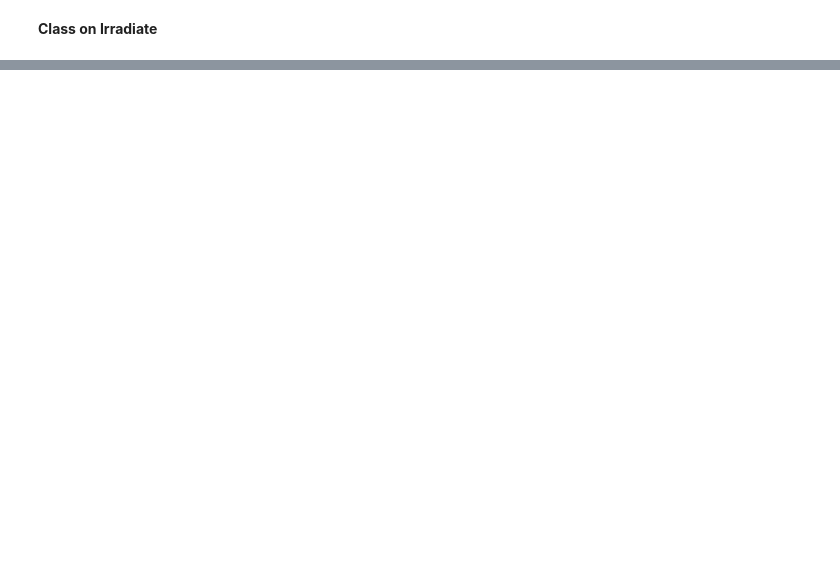
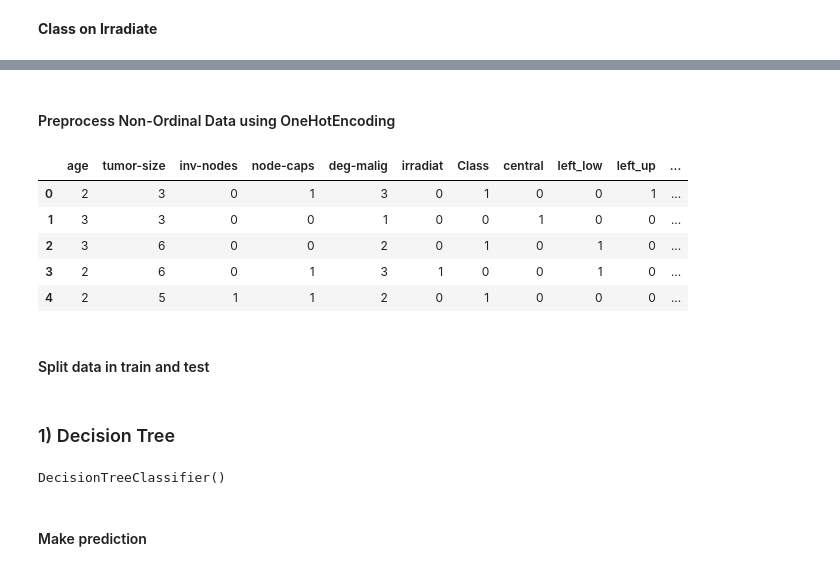
Before and after one commit to diogofbraga/MachineLearningAssignments, a Jupyter notebook: BreastCancer/BreastCancer.ipynb, the cells around one changed output, grey strips where cells are left out. Drawn from its saved outputs; the diff is of its cells as text; code cells hidden in the pictures; blank space fills up the shorter version.

Commit message:
BreastCancer | Data Processing

```diff
--- a/BreastCancer/BreastCancer.ipynb
+++ b/BreastCancer/BreastCancer.ipynb
@@ -138,0 +241,6 @@ plt.show()
+# %%
+data = pd.read_csv('breast-cancer.csv')
+for column in data:
+    data[column] = data[column].map(lambda x: x.lstrip("'").rstrip("'"))
+data.replace("?", np.nan, inplace = True)
+#face with missing values ?
@@ -138,0 +252,4 @@ plt.show()
+# %%
+#Encode the Class feature to be a binary one
+data['Class'][data.Class == 'recurrence-events'] = 1
+data['Class'][data.Class == 'no-recurrence-events'] = 0
@@ -138,0 +263,12 @@ plt.show()
+# %%
+#replace binary data
+data = data.replace(to_replace=['no', 'yes'], value=['0', '1'])
+
+#preprocess the ordinal data (hierarchy)
+data["age"] = data["age"].map({'20-29':0, '30-39':1, '40-49':2, '50-59':3, '60-69':4, '70-79':5 })
+
+data["inv-nodes"] = data["inv-nodes"].map({'0-2':0, '3-5':1, '6-8':2, '9-11':3, '12-14':4, '15-17':5,'24-26':7})
+
+data["tumor-size"] = data["tumor-size"].map({'0-4':0, '5-9':1, '10-14':2, '15-19':3, '20-24':4, '25-29':5, '30-34':5, '35-39':6, '40-44':7,
+        '45-49':8, '50-54':9 })
+data.head()
@@ -138,0 +282,20 @@ plt.show()
+# %% [markdown]
+#### Preprocess Non-Ordinal Data using OneHotEncoding
+# %%
+#processing label with no hierarchy
+nominal = ["breast-quad", "breast", "menopause"]
+for i in nominal:
+    one_hot = pd.get_dummies(data[i])
+    data = data.drop(i,axis = 1)
+    data = data.join(one_hot)
+
+data.head()
+# %% [output]
+|  | age | tumor-size | inv-nodes | node-caps | deg-malig | irradiat | Class | central | left_low | left_up | ... |
+| 0 | 2 | 3 | 0 | 1 | 3 | 0 | 1 | 0 | 0 | 1 | ... |
+| 1 | 3 | 3 | 0 | 0 | 1 | 0 | 0 | 1 | 0 | 0 | ... |
+| 2 | 3 | 6 | 0 | 0 | 2 | 0 | 1 | 0 | 1 | 0 | ... |
+| 3 | 2 | 6 | 0 | 1 | 3 | 1 | 0 | 0 | 1 | 0 | ... |
+| 4 | 2 | 5 | 1 | 1 | 2 | 0 | 1 | 0 | 0 | 0 | ... |
+# %% [markdown]
+#### Split data in train and test
@@ -138,0 +307,9 @@ plt.show()
+# %% [markdown]
+### 1) Decision Tree
+# %%
+classifier = DecisionTreeClassifier()
+classifier.fit(X_train, y_train)
+# %% [output]
+DecisionTreeClassifier()
+# %% [markdown]
+#### Make prediction
```
Also changed, not shown: parts of 34 cells of this notebook.
